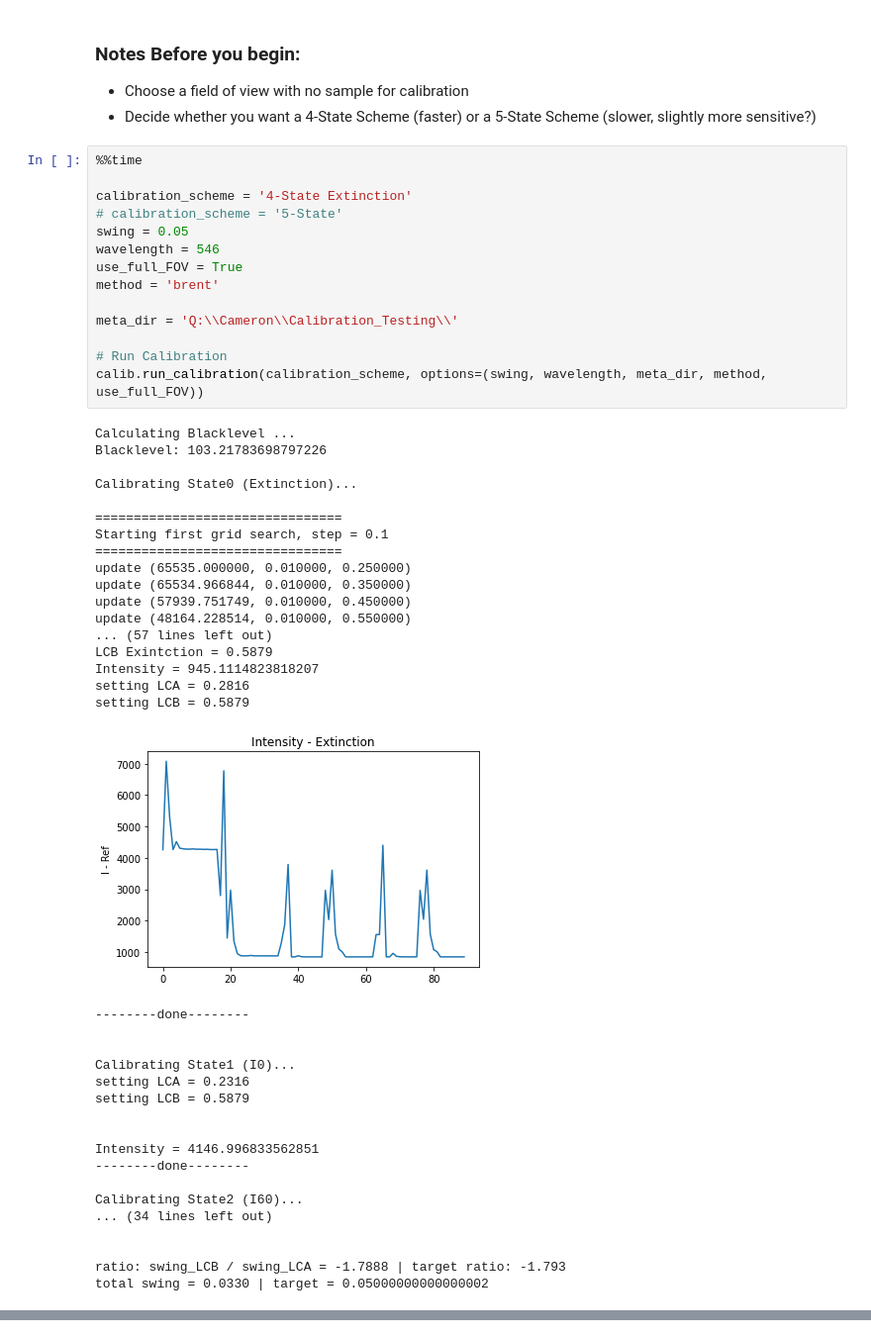
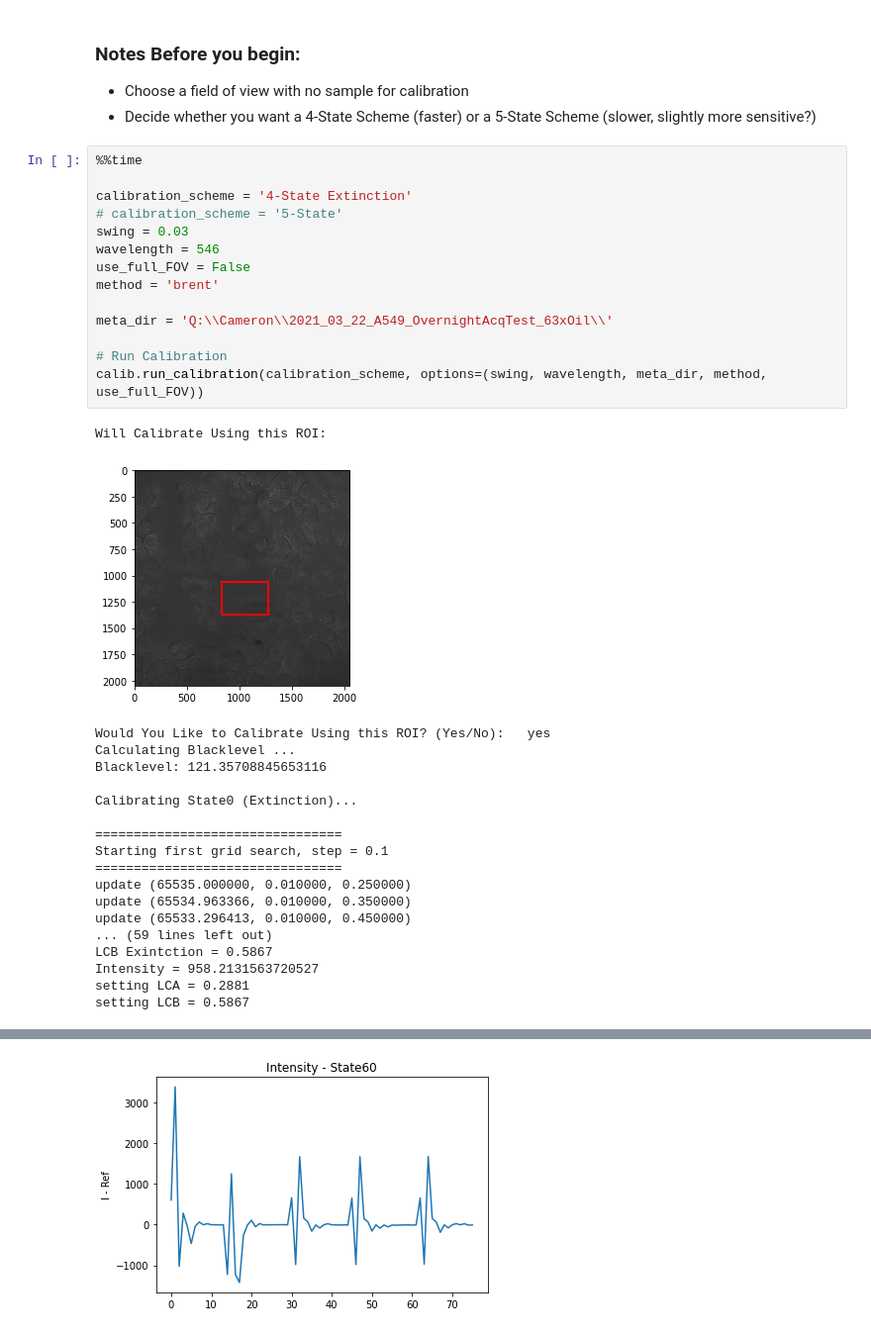
Before and after one commit to mehta-lab/waveorder, a Jupyter notebook: notebooks/QLIPP_Calibration_Notebook.ipynb, the cells around one changed output, grey strips where cells are left out. Shown at 99% size. Drawn from its saved outputs; the diff is of its cells as text.

Commit message:
update calib notebook

```diff
--- a/notebooks/QLIPP_Calibration_Notebook.ipynb
+++ b/notebooks/QLIPP_Calibration_Notebook.ipynb
@@ -28,50 +28,34 @@ calib.print_details = True
 # %%
 %%time
 
 calibration_scheme = '4-State Extinction'
 # calibration_scheme = '5-State'
-swing = 0.05
+swing = 0.03
 wavelength = 546
-use_full_FOV = True
+use_full_FOV = False
 method = 'brent'
 
-meta_dir = 'Q:\\Cameron\\Calibration_Testing\\'
+meta_dir = 'Q:\\Cameron\\2021_03_22_A549_OvernightAcqTest_63xOil\\'
 
 # Run Calibration
 calib.run_calibration(calibration_scheme, options=(swing, wavelength, meta_dir, method, use_full_FOV))
 # %% [output]
-Calculating Blacklevel ...
-Blacklevel: 103.21783698797226
-
-Calibrating State0 (Extinction)...
-
-================================
-Starting first grid search, step = 0.1
-================================
-update (65535.000000, 0.010000, 0.250000)
-update (65534.966844, 0.010000, 0.350000)
-update (57939.751749, 0.010000, 0.450000)
-update (48164.228514, 0.010000, 0.550000)
-... (57 lines left out)
-LCB Exintction = 0.5879
-Intensity = 945.1114823818207
-setting LCA = 0.2816
-setting LCB = 0.5879
+Will Calibrate Using this ROI:
-[figure, old version]
+[figure, new version]
---------done--------
+Would You Like to Calibrate Using this ROI? (Yes/No):   yes
+Calculating Blacklevel ...
+Blacklevel: 121.35708845653116
 
+Calibrating State0 (Extinction)...
 
-Calibrating State1 (I0)...
-setting LCA = 0.2316
-setting LCB = 0.5879
-
-
-Intensity = 4146.996833562851
---------done--------
-
-Calibrating State2 (I60)...
-... (34 lines left out)
-
-
-ratio: swing_LCB / swing_LCA = -1.7888 | target ratio: -1.793
-total swing = 0.0330 | target = 0.05000000000000002
+================================
+Starting first grid search, step = 0.1
+================================
+update (65535.000000, 0.010000, 0.250000)
+update (65534.963366, 0.010000, 0.350000)
+update (65533.296413, 0.010000, 0.450000)
+... (59 lines left out)
+LCB Exintction = 0.5867
+Intensity = 958.2131563720527
+setting LCA = 0.2881
+setting LCB = 0.5867
@@ -95,0 +80 @@ iteration: 4
+[figure, added]
```
Also changed, not shown: parts of 2 cells of this notebook.
